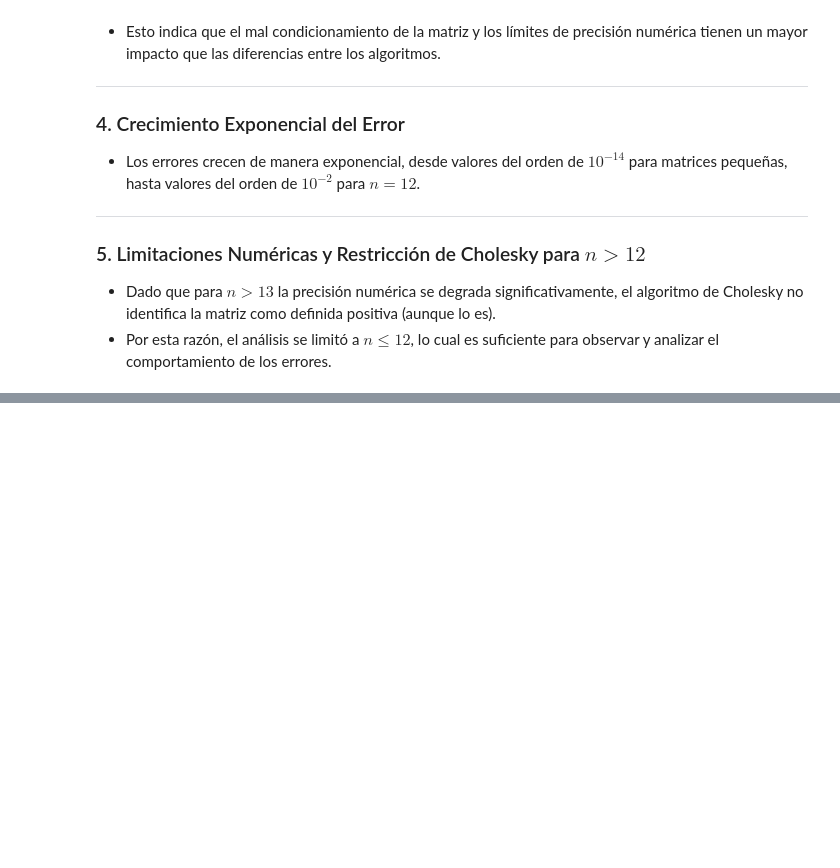
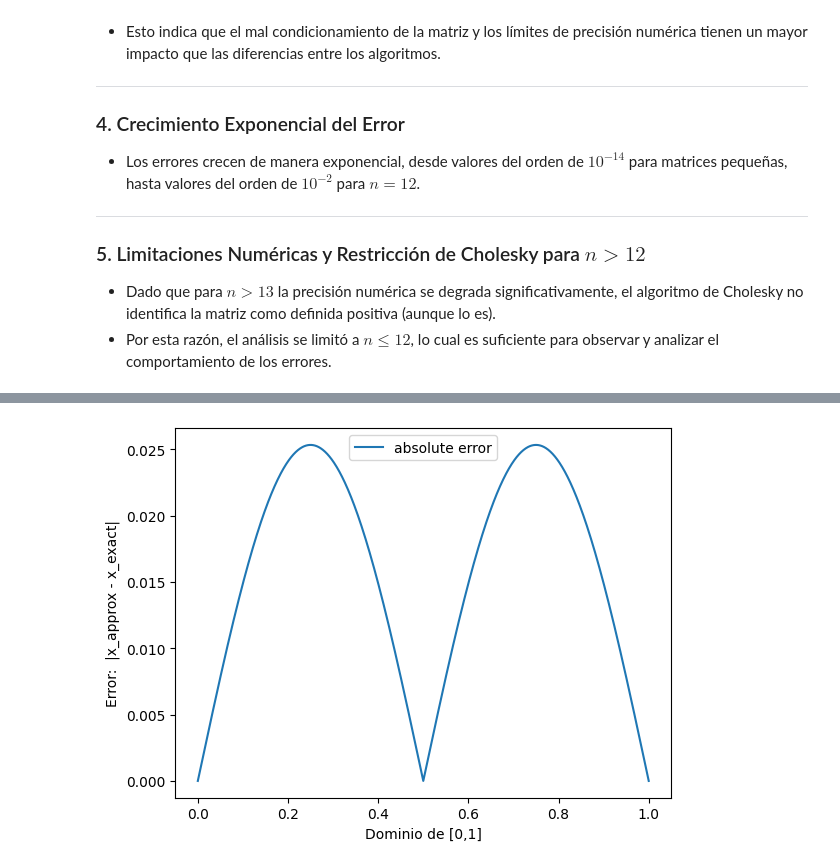
Before and after one commit to Things-I-learn/Analisis-Numerico-2024, a Jupyter notebook: LU_CHOL_Final.ipynb, the cells around one changed output, grey strips where cells are left out. Cells and saved outputs as stored; diff of their text form; code cells hidden in the pictures; blank space fills up the shorter version.

```diff
--- a/LU_CHOL_Final.ipynb
+++ b/LU_CHOL_Final.ipynb
@@ -124,0 +127,21 @@ plt.show()
+# %%
+
+n = 1000
+A = np.diag([2.] * (n+1)) + np.diag([-1.] * n, k=1) + np.diag([-1.] * n, k=-1)
+A[0,0] = A[-1,-1] = 1.
+A[0,1] = A[-1,-2] = 0.
+x = np.arange(0, n+1) / n
+b = np.sin(2 * np.pi * x) / n**2
+b[0] = b[-1] = 0.
+# %%
+T_approx = solve_triangular(A, b, lower=False)
+T_exact = np.sin(2 * np.pi * x) / (4 * np.pi**2)
+
+plt.plot(x, np.absolute(T_approx-T_exact), label="absolute error")
+
+plt.xlabel("Dominio de [0,1]")
+plt.ylabel("Error:  |x_approx - x_exact|")
+plt.legend()
+plt.show()
+# %% [output]
+[figure, added]
```
Also changed, not shown: parts of 1 cell of this notebook.
